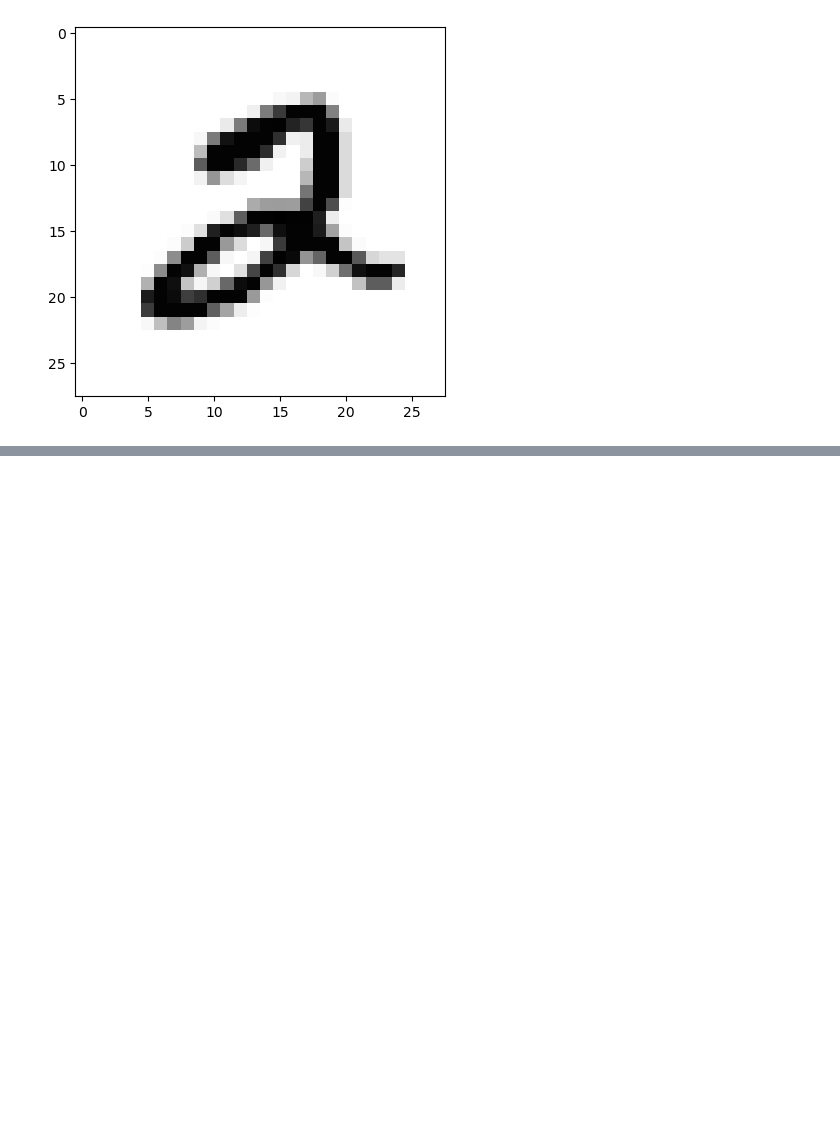
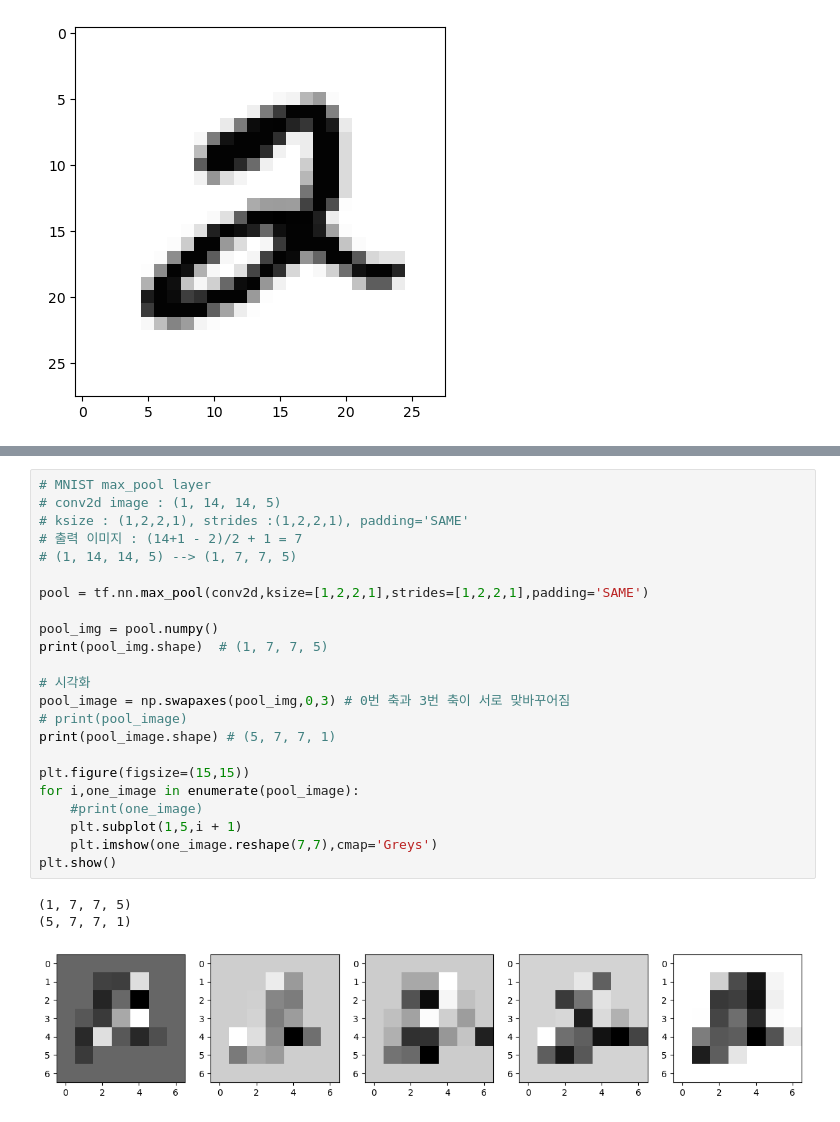
Before and after one commit to JiEung2/gcp_lab_06, a Jupyter notebook: 02_CNN_Keras/01_cnn_basic.ipynb, the cells around one changed output, grey strips where cells are left out. Drawn from its saved outputs; the diff is of its cells as text; blank space fills up the shorter version.

```diff
--- a/02_CNN_Keras/01_cnn_basic.ipynb
+++ b/02_CNN_Keras/01_cnn_basic.ipynb
@@ -239,0 +267,27 @@ plt.show()
+# %%
+# MNIST max_pool layer
+# conv2d image : (1, 14, 14, 5)
+# ksize : (1,2,2,1), strides :(1,2,2,1), padding='SAME'
+# 출력 이미지 : (14+1 - 2)/2 + 1 = 7
+# (1, 14, 14, 5) --> (1, 7, 7, 5)
+
+pool = tf.nn.max_pool(conv2d,ksize=[1,2,2,1],strides=[1,2,2,1],padding='SAME')
+
+pool_img = pool.numpy()
+print(pool_img.shape)  # (1, 7, 7, 5)
+
+# 시각화
+pool_image = np.swapaxes(pool_img,0,3) # 0번 축과 3번 축이 서로 맞바꾸어짐
+# print(pool_image)
+print(pool_image.shape) # (5, 7, 7, 1)
+
+plt.figure(figsize=(15,15))
+for i,one_image in enumerate(pool_image):
+    #print(one_image)
+    plt.subplot(1,5,i + 1)
+    plt.imshow(one_image.reshape(7,7),cmap='Greys')
+plt.show()
+# %% [output]
+(1, 7, 7, 5)
+(5, 7, 7, 1)
+[figure, added]
```
Also changed, not shown: parts of 2 cells of this notebook.
